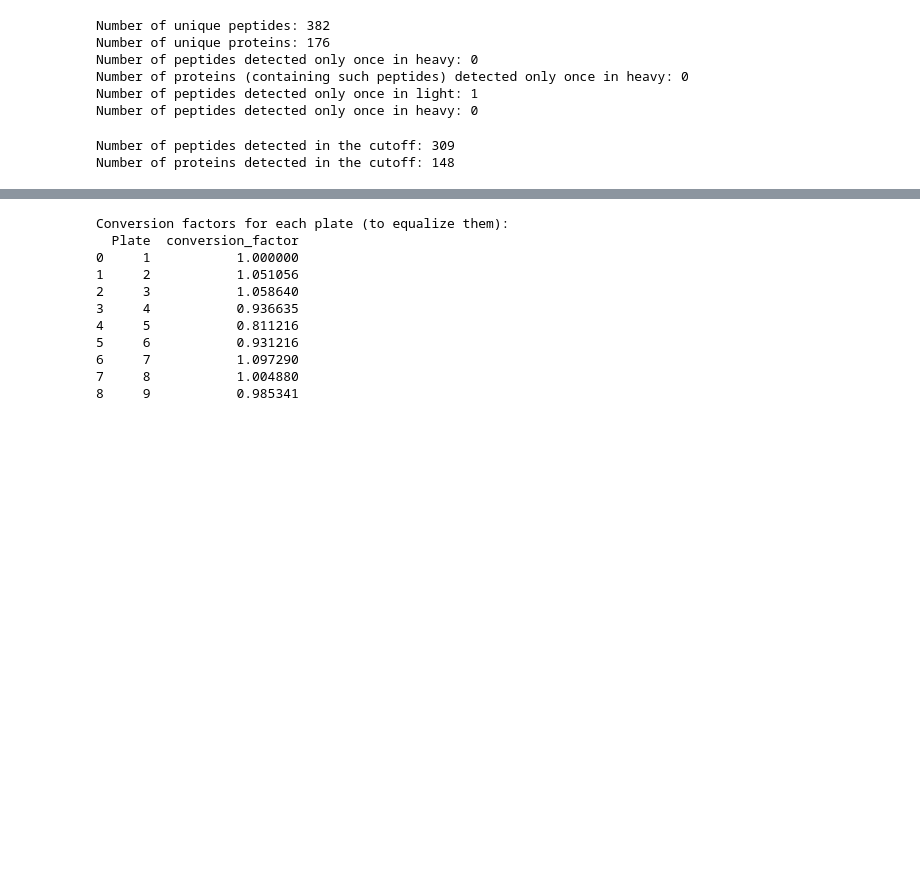
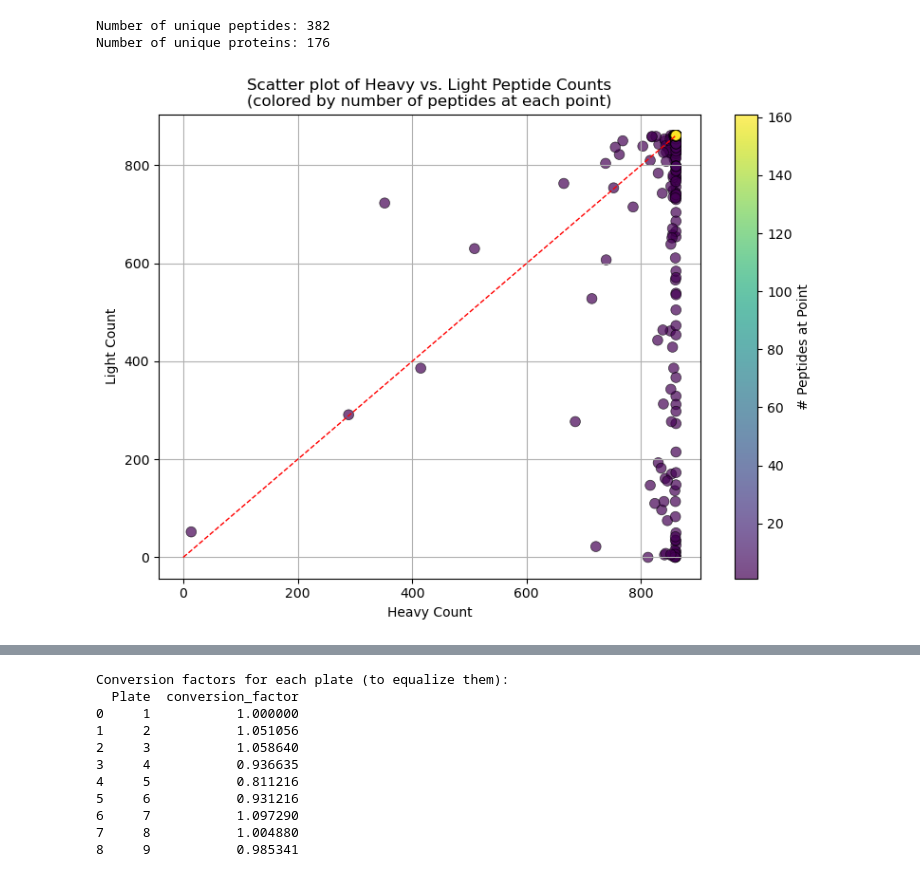
Before and after one commit to thanadol-git/kardemumma, a Jupyter notebook: ratio_picking.ipynb, the cells around one changed output, grey strips where cells are left out. Cells and saved outputs as stored; diff of their text form; code cells hidden in the pictures; blank space fills up the shorter version.

```diff
--- a/ratio_picking.ipynb
+++ b/ratio_picking.ipynb
@@ -120,0 +125,2 @@ plt.show()
+# %%
+skyline_clean = filter_library_dot_product(skyline_data, threshold=0.6)
@@ -121,57 +139,9 @@ plt.show()
 # %%
-# Sumamrise Protein and Peptide that has been detected the least
-# Count the number of unique peptides and proteins in the data
-num_unique_peptides = skyline_data['Peptide'].nunique()
-
-# If Protein Name is not present in peptide_counts (from pivot), map it from skyline_data
-if 'Protein Name' in skyline_data.columns:
-    num_unique_proteins = skyline_data['Protein Name'].nunique()
-else:
-    num_unique_proteins = 0
-
-print(f"Number of unique peptides: {num_unique_peptides}")
-print(f"Number of unique proteins: {num_unique_proteins}")
-
-# For peptide_counts, Protein Name is missing, so we need to map peptide->protein using skyline_data
-peptide_to_protein = skyline_data[['Peptide', 'Protein Name']].drop_duplicates().set_index('Peptide')['Protein Name']
-
-# Add Protein Name to peptide_counts for peptide-based summaries
-peptide_counts = peptide_counts.merge(peptide_to_protein, left_on='Peptide', right_index=True, how='left')
-
-# Peptides detected only once in heavy (rare peptides)
-least_detected_peptides = peptide_counts[peptide_counts['heavy_count'] == 1]['Peptide'].nunique()
-least_detected_proteins = peptide_counts[peptide_counts['heavy_count'] == 1]['Protein Name'].nunique()
-
-# Counting unique peptides with only 1 detection in light/heavy signal
-least_detected_light = peptide_counts[peptide_counts['light_count'] == 1].shape[0]
-least_detected_heavy = peptide_counts[peptide_counts['heavy_count'] == 1].shape[0]
-
-print(f"Number of peptides detected only once in heavy: {least_detected_peptides}")
-print(f"Number of proteins (containing such peptides) detected only once in heavy: {least_detected_proteins}")
-
-print(f"Number of peptides detected only once in light: {least_detected_light}")
-print(f"Number of peptides detected only once in heavy: {least_detected_heavy}")
+report_summary = report_peptide_protein_summary(peptide_counts)
 # %% [output]
 Number of unique peptides: 382
 Number of unique proteins: 176
-Number of peptides detected only once in heavy: 0
-Number of proteins (containing such peptides) detected only once in heavy: 0
-Number of peptides detected only once in light: 1
-Number of peptides detected only once in heavy: 0
-# %%
-# Set the cut off at 700 on both light and heavy count and then summarise the peptide list and plot the scatter again
-peptide_counts_cutoff = peptide_counts[(peptide_counts['heavy_count'] > 700) & (peptide_counts['light_count'] > 700)]
-
-
-
-# Summarise how many peptide and protein are detected in the cutoff
-peptide_counts_cutoff['Peptide'].nunique()
-print(f"Number of peptides detected in the cutoff: {peptide_counts_cutoff['Peptide'].nunique()}")
-
-# Fitlered peptides list
-selected_peptides = peptide_counts_cutoff['Peptide'].drop_duplicates().tolist()
-peptide_counts_cutoff['Protein Name'].nunique()
-print(f"Number of proteins detected in the cutoff: {peptide_counts_cutoff['Protein Name'].nunique()}")
-# %% [output]
-Number of peptides detected in the cutoff: 309
-Number of proteins detected in the cutoff: 148
+# %%
+plot_heavy_light_scatter(peptide_counts)
+# %% [output]
+[figure, added]
```
Also changed, not shown: parts of 37 cells of this notebook.
